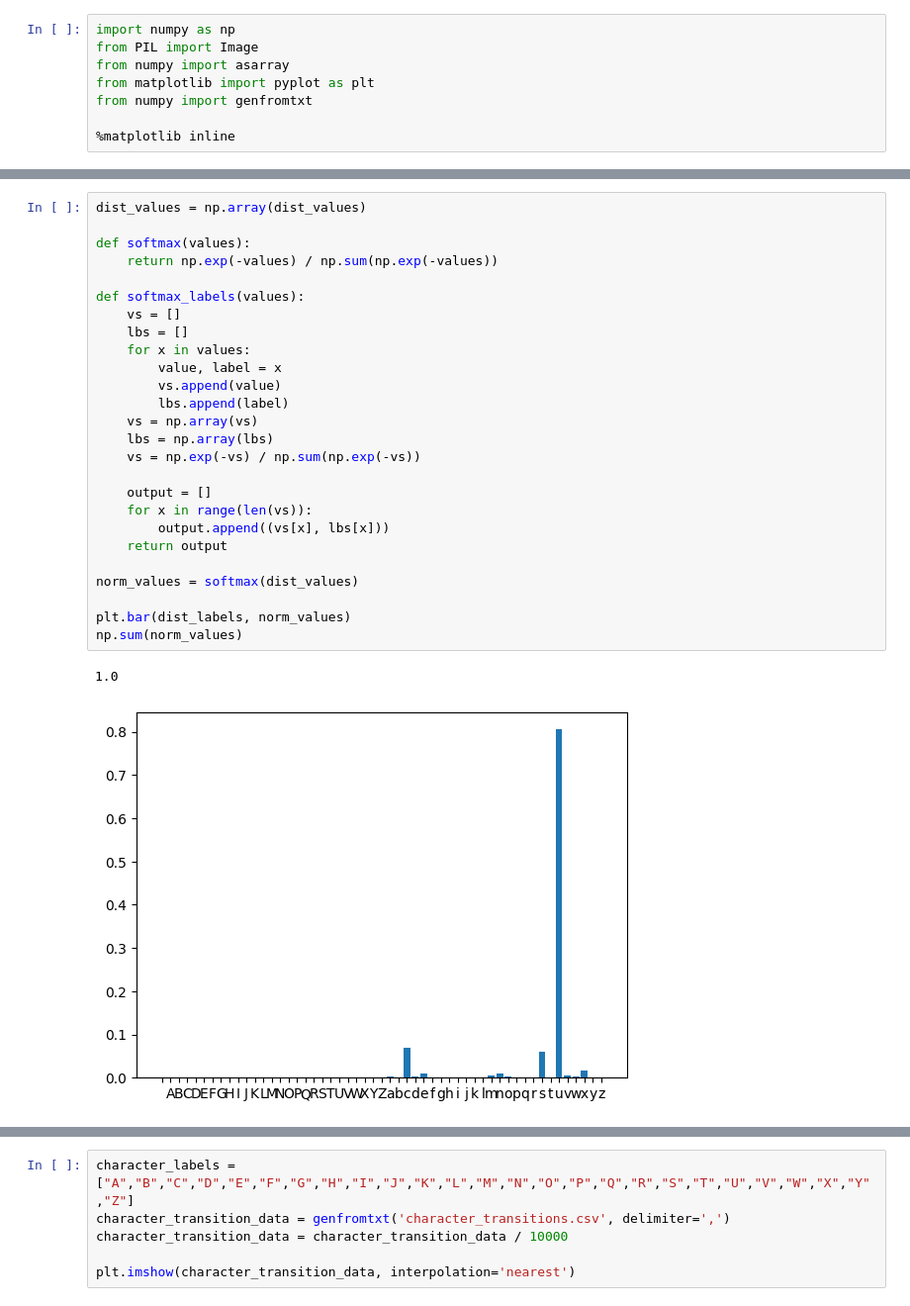
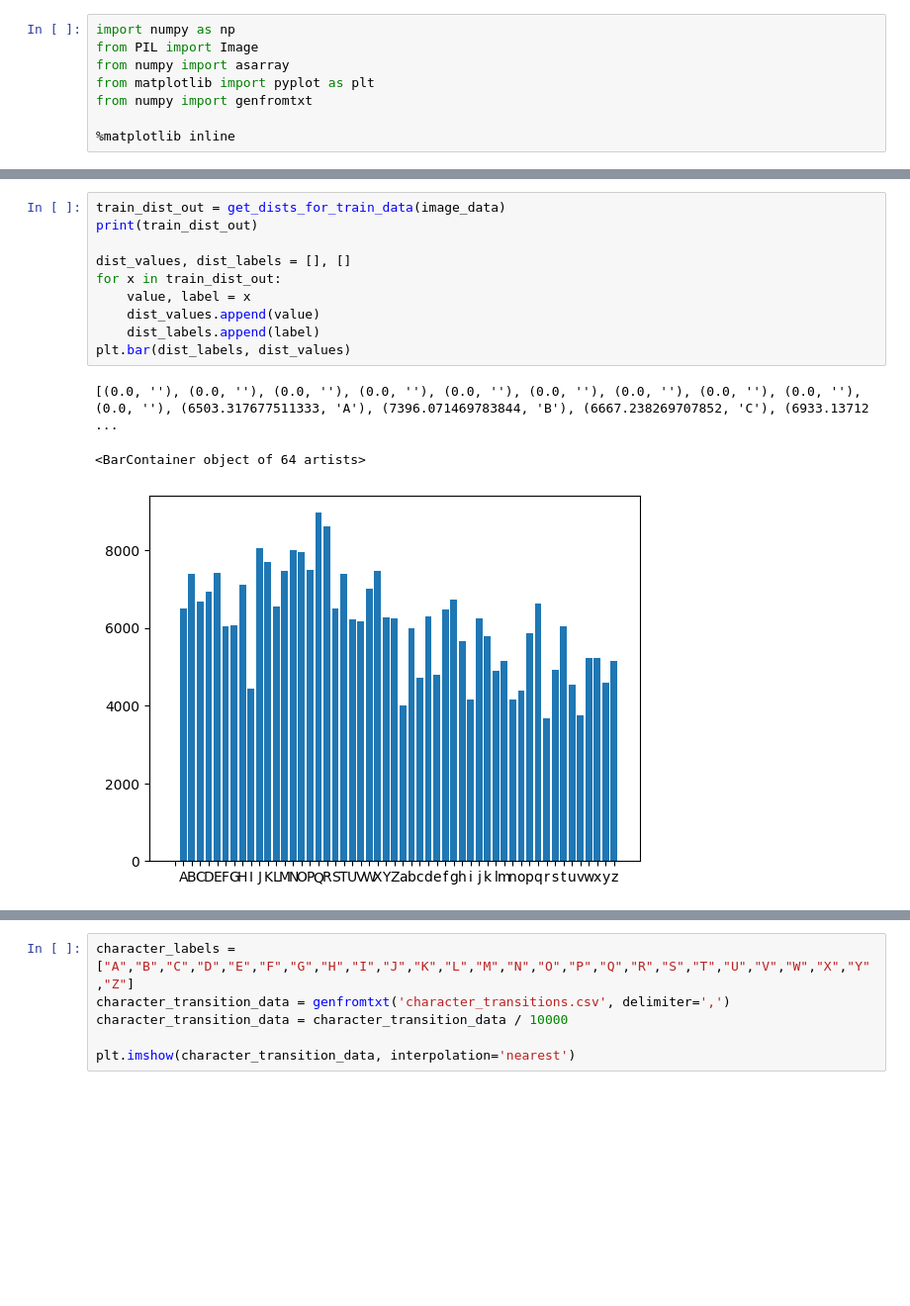
Before and after one commit to HTW-Project-Group/handwriting-recognition, a Jupyter notebook: handwriting-recognition.ipynb, the cells around one changed output, grey strips where cells are left out. Shown: that part at 99% size. Saved outputs shown, nothing was run; the diff lists cells and outputs as text; blank space fills up the shorter version.

```diff
--- a/handwriting-recognition.ipynb
+++ b/handwriting-recognition.ipynb
@@ -159,29 +196,14 @@ plt.bar(dist_labels, dist_values)
-# %%
-dist_values = np.array(dist_values)
-
-def softmax(values):
-    return np.exp(-values) / np.sum(np.exp(-values))
-
-def softmax_labels(values):
-    vs = []
-    lbs = []
-    for x in values:
-        value, label = x
-        vs.append(value)
-        lbs.append(label)
-    vs = np.array(vs)
-    lbs = np.array(lbs)
-    vs = np.exp(-vs) / np.sum(np.exp(-vs))
-
-    output = []
-    for x in range(len(vs)):
-        output.append((vs[x], lbs[x]))
-    return output
-
-norm_values = softmax(dist_values)
-
-plt.bar(dist_labels, norm_values)
-np.sum(norm_values)
-# %% [output]
-1.0
-[figure, removed]
+# %%
+train_dist_out = get_dists_for_train_data(image_data)
+print(train_dist_out)
+
+dist_values, dist_labels = [], []
+for x in train_dist_out:
+    value, label = x
+    dist_values.append(value)
+    dist_labels.append(label)
+plt.bar(dist_labels, dist_values)
+# %% [output]
+[(0.0, ''), (0.0, ''), (0.0, ''), (0.0, ''), (0.0, ''), (0.0, ''), (0.0, ''), (0.0, ''), (0.0, ''), (0.0, ''), (6503.317677511333, 'A'), (7396.071469783844, 'B'), (6667.238269707852, 'C'), (6933.13712 ...
+<BarContainer object of 64 artists>
+[figure, added]
```
Also changed, not shown: parts of 10 cells of this notebook, 2 other files.
